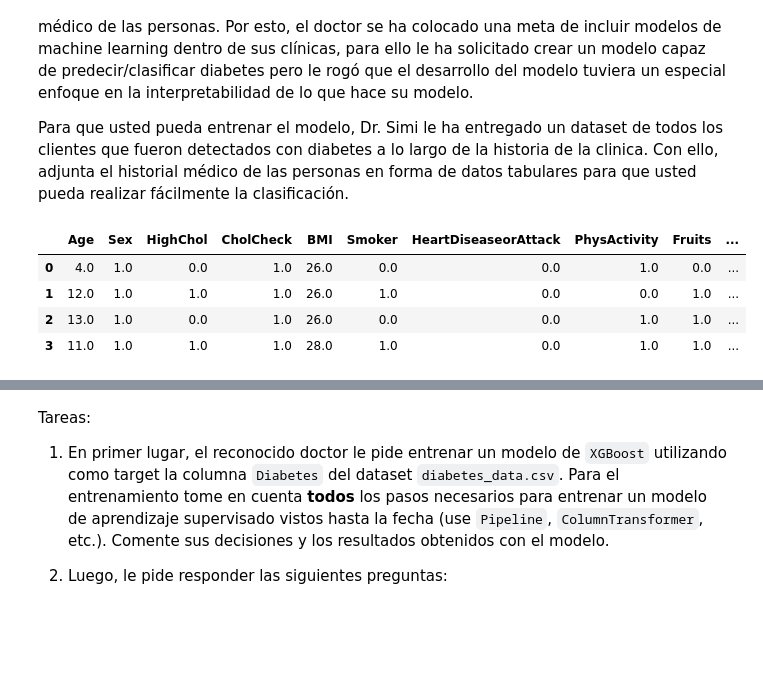
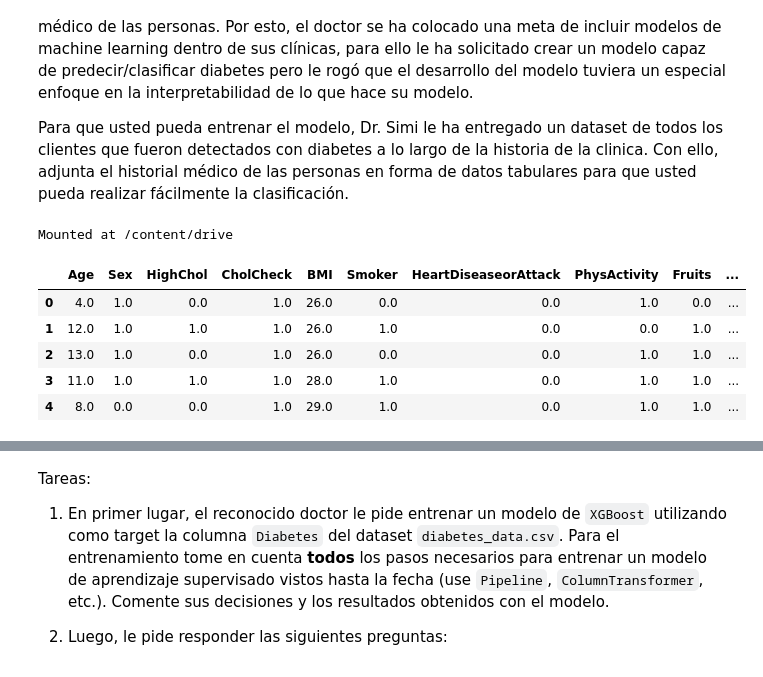
Before and after one commit to t-abedrapo/Laboratorio10_REP, a Jupyter notebook: Lab10.ipynb, the cells around one changed output, grey strips where cells are left out. Saved outputs shown, nothing was run; the diff lists cells and outputs as text; code cells hidden in the pictures; blank space fills up the shorter version.

```diff
--- a/Lab10.ipynb
+++ b/Lab10.ipynb
@@ -57,15 +56,28 @@ La clínica del Doctor Simi se convirtió en un lugar donde los pacientes con di
 Sin embargo él se ha dado cuenta que los tiempos han cambiado y gracias a las tecnologías es posible generar mejores predicciones en la diabetes conociendo el historial médico de las personas. Por esto, el doctor se ha colocado una meta de incluir modelos de machine learning dentro de sus clínicas, para ello le ha solicitado crear un modelo capaz de predecir/clasificar diabetes pero le rogó que el desarrollo del modelo tuviera un especial enfoque en la interpretabilidad de lo que hace su modelo.
 
 Para que usted pueda entrenar el modelo, Dr. Simi le ha entregado un dataset de todos los clientes que fueron detectados con diabetes a lo largo de la historia de la clinica. Con ello, adjunta el historial médico de las personas en forma de datos tabulares para que usted pueda realizar fácilmente la clasificación.
+# %%
+# Si usted está utilizando Colabolatory le puede ser útil este código para cargar los archivos.
+try:
+    from google.colab import drive
+    drive.mount("/content/drive")
+    path = 'Dirección donde tiene los archivos en el Drive'
+except:
+    print('Ignorando conexión drive-colab')
+# %% [output]
+Mounted at /content/drive
 # %%
 import numpy as np
 import pandas as pd
 
-df = pd.read_csv('diabetes_data.csv')
-df.head(4)
+direccion = '/content/drive/MyDrive/FCFM/Eléctrica Sem7/MDS7202 Laboratorio de Programación/Laboratorios MDS7202/Lab10 MDS7202/data_lab10/diabetes_data.csv'
+
+df = pd.read_csv(direccion)
+df.head()
 # %% [output]
 |  | Age | Sex | HighChol | CholCheck | BMI | Smoker | HeartDiseaseorAttack | PhysActivity | Fruits | ... |
 | 0 | 4.0 | 1.0 | 0.0 | 1.0 | 26.0 | 0.0 | 0.0 | 1.0 | 0.0 | ... |
 | 1 | 12.0 | 1.0 | 1.0 | 1.0 | 26.0 | 1.0 | 0.0 | 0.0 | 1.0 | ... |
 | 2 | 13.0 | 1.0 | 0.0 | 1.0 | 26.0 | 0.0 | 0.0 | 1.0 | 1.0 | ... |
 | 3 | 11.0 | 1.0 | 1.0 | 1.0 | 28.0 | 1.0 | 0.0 | 1.0 | 1.0 | ... |
+| 4 | 8.0 | 0.0 | 0.0 | 1.0 | 29.0 | 1.0 | 0.0 | 1.0 | 1.0 | ... |
```
Also changed, not shown: parts of 22 cells of this notebook.
